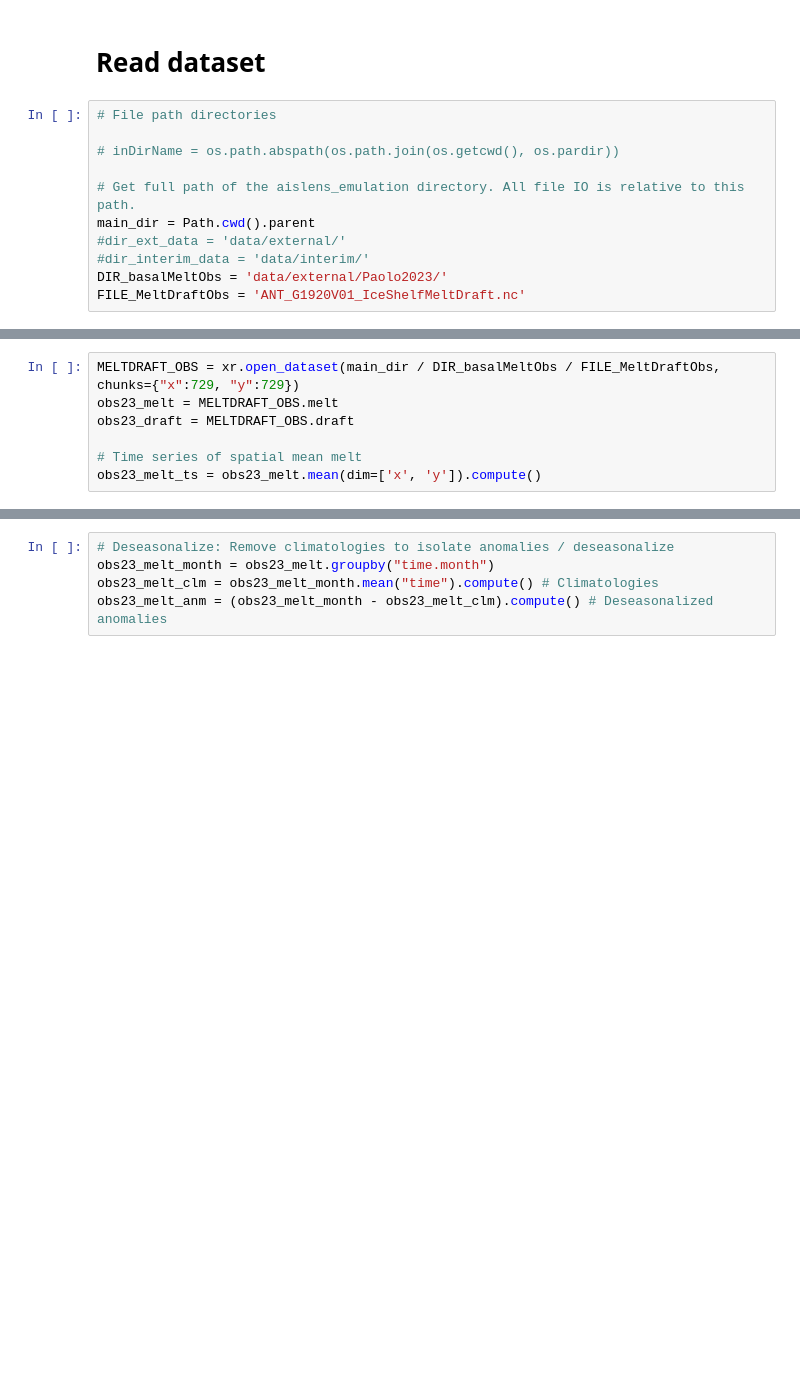
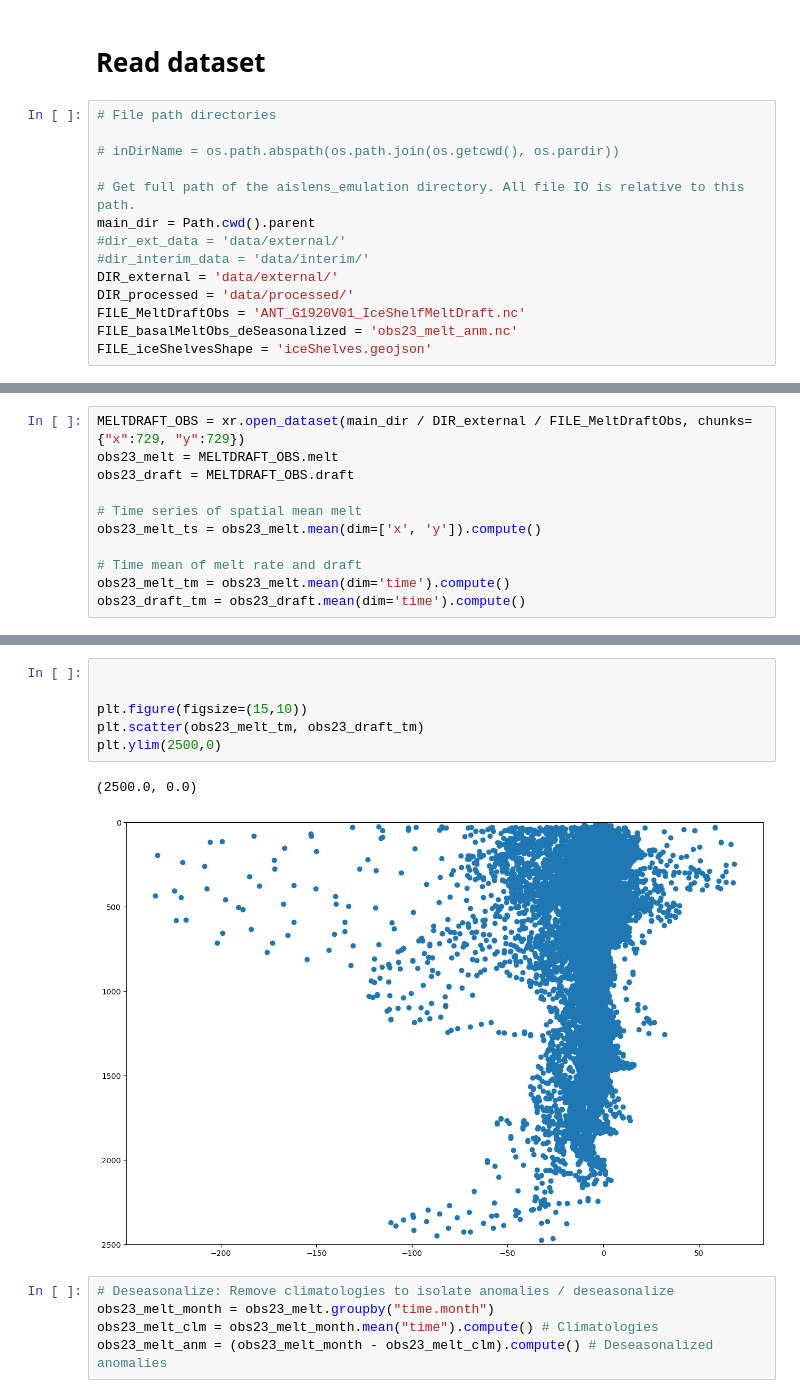
Before and after one commit to mshiv/AISLENS, a Jupyter notebook: notebooks/01-sm-AIS-basal-melt-modern-sat-observations-analysis.ipynb, the cells around one changed output, grey strips where cells are left out. Cells and saved outputs as stored; diff of their text form; blank space fills up the shorter version.

Commit message:
Add plotting functions for basic statistics of melt rate data

```diff
--- a/notebooks/01-sm-AIS-basal-melt-modern-sat-observations-analysis.ipynb
+++ b/notebooks/01-sm-AIS-basal-melt-modern-sat-observations-analysis.ipynb
@@ -45,5 +54,8 @@ client
 main_dir = Path.cwd().parent
 #dir_ext_data = 'data/external/'
 #dir_interim_data = 'data/interim/'
-DIR_basalMeltObs = 'data/external/Paolo2023/'
+DIR_external = 'data/external/'
+DIR_processed = 'data/processed/'
 FILE_MeltDraftObs = 'ANT_G1920V01_IceShelfMeltDraft.nc'
+FILE_basalMeltObs_deSeasonalized = 'obs23_melt_anm.nc'
+FILE_iceShelvesShape = 'iceShelves.geojson'
@@ -50,7 +66,11 @@ FILE_MeltDraftObs = 'ANT_G1920V01_IceShelfMeltDraft.nc'
 # %%
-MELTDRAFT_OBS = xr.open_dataset(main_dir / DIR_basalMeltObs / FILE_MeltDraftObs, chunks={"x":729, "y":729})
+MELTDRAFT_OBS = xr.open_dataset(main_dir / DIR_external / FILE_MeltDraftObs, chunks={"x":729, "y":729})
 obs23_melt = MELTDRAFT_OBS.melt
 obs23_draft = MELTDRAFT_OBS.draft
 
 # Time series of spatial mean melt
 obs23_melt_ts = obs23_melt.mean(dim=['x', 'y']).compute()
+
+# Time mean of melt rate and draft
+obs23_melt_tm = obs23_melt.mean(dim='time').compute()
+obs23_draft_tm = obs23_draft.mean(dim='time').compute()
@@ -57,3 +84,12 @@ obs23_melt_ts = obs23_melt.mean(dim=['x', 'y']).compute()
+# %%
+
+
+plt.figure(figsize=(15,10))
+plt.scatter(obs23_melt_tm, obs23_draft_tm)
+plt.ylim(2500,0)
+# %% [output]
+(2500.0, 0.0)
+[figure, added]
 # %%
 # Deseasonalize: Remove climatologies to isolate anomalies / deseasonalize
 obs23_melt_month = obs23_melt.groupby("time.month")
```
Also changed, not shown: parts of 14 cells of this notebook, 2 other files.
